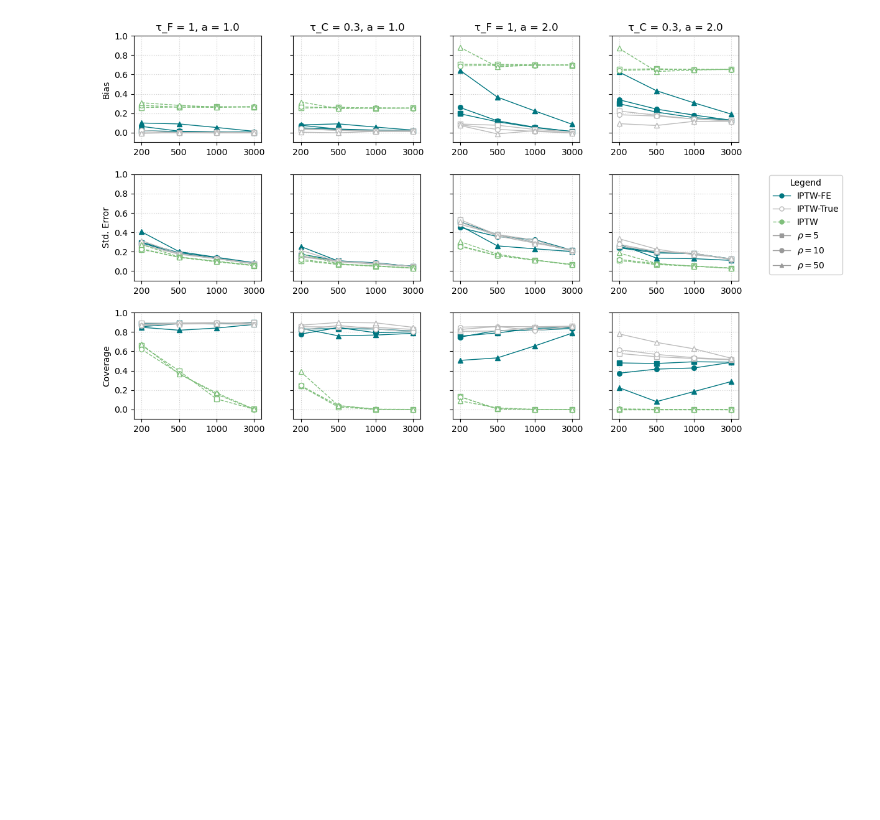
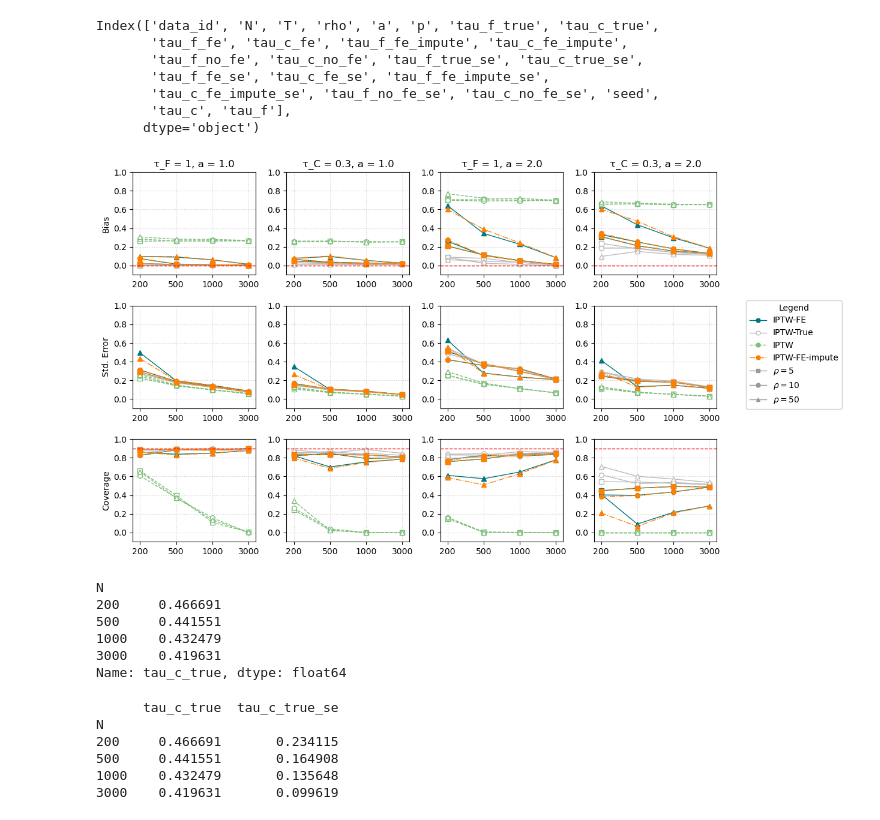
Before and after one commit to Ali-Setareh/SeqGPLVM_FEMSM, a Jupyter notebook: notebooks/fe_msm_results.ipynb, the cells around one changed output. Drawn from its saved outputs; the diff is of its cells as text; code cells hidden in the pictures; blank space fills up the shorter version.

```diff
--- a/notebooks/fe_msm_results.ipynb
+++ b/notebooks/fe_msm_results.ipynb
@@ -7,6 +7,16 @@ cwd = Path.cwd()
 if cwd.parts[-1] != 'NonLinear_FEMSM':
     os.chdir("..")
     cwd = Path.cwd()
+# %%
+df_results.columns
+# %% [output]
+Index(['data_id', 'N', 'T', 'rho', 'a', 'p', 'tau_f_true', 'tau_c_true',
+       'tau_f_fe', 'tau_c_fe', 'tau_f_fe_impute', 'tau_c_fe_impute',
+       'tau_f_no_fe', 'tau_c_no_fe', 'tau_f_true_se', 'tau_c_true_se',
+       'tau_f_fe_se', 'tau_c_fe_se', 'tau_f_fe_impute_se',
+       'tau_c_fe_impute_se', 'tau_f_no_fe_se', 'tau_c_no_fe_se', 'seed',
+       'tau_c', 'tau_f'],
+      dtype='object')
 # %%
 import numpy as np
 import pandas as pd
@@ -14,7 +24,7 @@ import matplotlib.pyplot as plt
 from matplotlib.lines import Line2D
 from scipy.stats import norm
 
-df_results = pd.read_csv(cwd/"results"/"msm"/"fe_msm_results.csv")
+df_results = pd.read_csv(cwd/"results"/"msm"/"fe_msm_results_monotone_included.csv")
 df_results["tau_c"] = 0.3
 df_results["tau_f"] = 1.0
 
@@ -27,17 +37,19 @@ z_90 = norm.ppf(0.95)
 # NEW: keep both a = 1 and a = 2 (only filter on p)
 dfp = df_results.loc[(df_results.p == 2)].copy()
 
-methods = ["IPTW-FE", "IPTW-True", "IPTW"]
+methods = ["IPTW-FE", "IPTW-True", "IPTW", "IPTW-FE-impute"]
 
 tau_f_cols = {
     "IPTW-FE":   "tau_f_fe",
     "IPTW-True": "tau_f_true",
     "IPTW":      "tau_f_no_fe",
+    "IPTW-FE-impute":      "tau_f_fe_impute",
 }
 tau_c_cols = {
     "IPTW-FE":   "tau_c_fe",
     "IPTW-True": "tau_c_true",
     "IPTW":      "tau_c_no_fe",
+    "IPTW-FE-impute":      "tau_c_fe_impute",
 }
 
 rows = []
@@ -55,11 +67,13 @@ for _, r in dfp.iterrows():
             "seed":    r["seed"],
             "se_hat":  r[{"IPTW-FE":"tau_f_fe_se",
                          "IPTW-True":"tau_f_true_se",
-                         "IPTW":"tau_f_no_fe_se"}[m]]
+                         "IPTW":"tau_f_no_fe_se",
+                         "IPTW-FE-impute": "tau_f_fe_impute_se",
+                         }[m]]
         })
         # τ_C
         rows.append({
-            "a":       r["a"],          # NEW: keep a
+            "a":       r["a"],
             "N":       r["N"],
             "rho":     r["rho"],
             "param":   "τ_C = 0.3",
@@ -69,7 +83,8 @@ for _, r in dfp.iterrows():
             "seed":    r["seed"],
             "se_hat":  r[{"IPTW-FE":"tau_c_fe_se",
                          "IPTW-True":"tau_c_true_se",
-                         "IPTW":"tau_c_no_fe_se"}[m]]
+                         "IPTW":"tau_c_no_fe_se",
+                         "IPTW-FE-impute": "tau_c_fe_impute_se", }[m]]
         })
 
 long_df = pd.DataFrame(rows).sort_values(["a", "param", "method", "rho", "N"])
@@ -103,12 +118,12 @@ agg_df = (
 # -----------------------------------
 # 3) Plot: 3 rows (bias, std, coverage) × 4 cols (a=1,2 × τ_F, τ_C)
 # -----------------------------------
-method_ls    = {"IPTW-FE": "-", "IPTW-True": "-", "IPTW": "--"}
-method_color = {"IPTW-FE": "#007680", "IPTW-True": "#BBBBBB", "IPTW": "#7FBF7B"}
+method_ls    = {"IPTW-FE": "-", "IPTW-True": "-", "IPTW": "--", "IPTW-FE-impute": "-."}
+method_color = {"IPTW-FE": "#007680", "IPTW-True": "#BBBBBB", "IPTW": "#7FBF7B", "IPTW-FE-impute": "#FF7F00"}
 rho_markers  = {5: "s", 10: "o", 50: "^"}
 
 # NEW: 3 rows x 4 columns
-fig, axes = plt.subplots(3, 4, figsize=(14, 8), sharex=False, sharey=True)
+fig, axes = plt.subplots(3, 4, figsize=(14, 8), sharex=False, sharey=False)
 
 params = ["τ_F = 1", "τ_C = 0.3"]
 a_vals = sorted(agg_df["a"].unique())   # expects [1, 2]
@@ -163,35 +178,70 @@ for row_idx, metric_col, ylabel in rowspecs:
 
             ax.grid(True, linestyle=":", alpha=0.6)
 
+            # Horizontal reference lines
+            if metric_col == "bias":
+                # zero bias
+                ax.axhline(0.0, color="red", linestyle="--", linewidth=1)
+            elif metric_col == "coverage":
+                # nominal 90% coverage
+                ax.axhline(0.9, color="red", linestyle="--", linewidth=1)
+
+
             # Optional: nicer y-limits for coverage vs others
 
             ax.set_ylim(-0.1, 1)
 
 # -----------------------------------
 # 4) One combined legend outside
 # -----------------------------------
 method_handles = [
     Line2D([0],[0], color=method_color["IPTW-FE"],   linestyle="-",  marker="o", lw=1, markersize=5, label="IPTW-FE"),
     Line2D([0],[0], color=method_color["IPTW-True"], linestyle="-",  marker="o", lw=1, markersize=5,
            markerfacecolor="white", label="IPTW-True"),
     Line2D([0],[0], color=method_color["IPTW"],      linestyle="--", marker="o", lw=1, markersize=5, label="IPTW"),
+    Line2D([0],[0], color=method_color["IPTW-FE-impute"],      linestyle="-.", marker="o", lw=1, markersize=5, label="IPTW-FE-impute"),
 ]
 shape_handles = [
     Line2D([0],[0], color="0.6", linestyle="-", marker="s", lw=1, markersize=5, label=r"$\rho=5$"),
     Line2D([0],[0], color="0.6", linestyle="-", marker="o", lw=1, markersize=5, label=r"$\rho=10$"),
     Line2D([0],[0], color="0.6", linestyle="-", marker="^", lw=1, markersize=5, label=r"$\rho=50$"),
 ]
 all_handles = method_handles + shape_handles
 all_labels  = [h.get_label() for h in all_handles]
 
 fig.legend(
     all_handles, all_labels,
     loc="center left", bbox_to_anchor=(0.85, 0.5),
     frameon=True, fancybox=True, framealpha=0.9,
     title="Legend", ncol=1,
 )
 
 fig.subplots_adjust(right=0.82, hspace=0.3, wspace=0.25)
 plt.show()
 # %% [output]
-[figure, old version]
+[figure, new version]
+# %%
+df = pd.read_csv("results/msm/fe_msm_results.csv")
+sub = df[(df["a"]==2) & (df["p"]==2)]
+print(sub.groupby("N")["tau_c_true"].mean())
+# %% [output]
+N
+200     0.466691
+500     0.441551
+1000    0.432479
+3000    0.419631
+Name: tau_c_true, dtype: float64
+# %%
+import pandas as pd
+
+df = pd.read_csv("results/msm/fe_msm_results.csv")
+
+sub = df[(df["a"] == 2) & (df["p"] == 2)]  # or p==4 if you ran that
+print(sub.groupby("N")[["tau_c_true", "tau_c_true_se"]].mean())
+# %% [output]
+      tau_c_true  tau_c_true_se
+N
+200     0.466691       0.234115
+500     0.441551       0.164908
+1000    0.432479       0.135648
+3000    0.419631       0.099619
```
Also changed, not shown: 2 other files.
